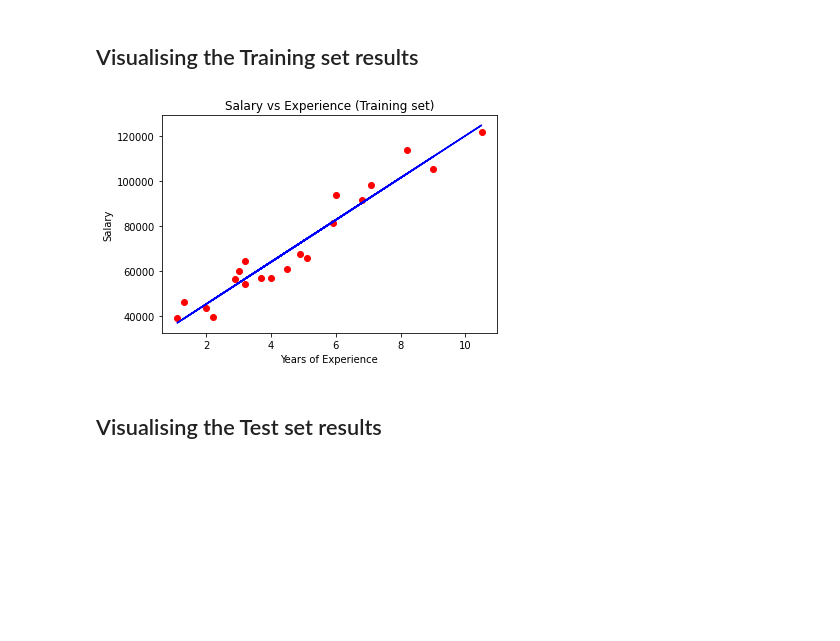
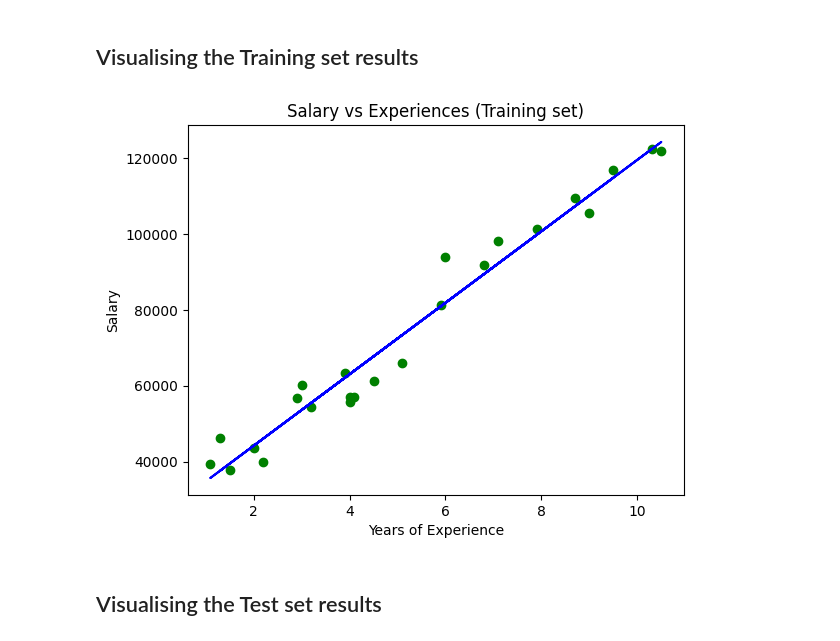
Before and after one commit to Vimukthi-Nuwan/Machine_Learning, a Jupyter notebook: simple_linear_regression.ipynb, the cells around one changed output. Saved outputs shown, nothing was run; the diff lists cells and outputs as text; code cells hidden in the pictures; blank space fills up the shorter version.

```diff
--- a/simple_linear_regression.ipynb
+++ b/simple_linear_regression.ipynb
@@ -11,14 +11,14 @@ import pandas as pd
 # %% [markdown]
 ## Importing the dataset
 # %%
-dataset = pd.read_csv('Salary_Data.csv')
-X = dataset.iloc[:, :-1].values
-y = dataset.iloc[:, -1].values
+df = pd.read_csv('Salary_Data.csv')
+X = df.iloc[:,:-1].values
+y = df.iloc[:,-1].values
 # %% [markdown]
 ## Splitting the dataset into the Training set and Test set
 # %%
 from sklearn.model_selection import train_test_split
-X_train, X_test, y_train, y_test = train_test_split(X, y, test_size = 1/3, random_state = 0)
+X_train, X_test, y_train, y_test = train_test_split(X, y, test_size = 0.2, random_state = 42)
 # %% [markdown]
 ## Training the Simple Linear Regression model on the Training set
 # %%
@@ -34,14 +34,14 @@ y_pred = regressor.predict(X_test)
 # %% [markdown]
 ## Visualising the Training set results
 # %%
-plt.scatter(X_train, y_train, color = 'red')
+plt.scatter(X_train, y_train, color = 'green')
 plt.plot(X_train, regressor.predict(X_train), color = 'blue')
-plt.title('Salary vs Experience (Training set)')
+plt.title('Salary vs Experiences (Training set)')
 plt.xlabel('Years of Experience')
 plt.ylabel('Salary')
 plt.show()
 # %% [output]
-[figure, old version]
+[figure, new version]
 # %% [markdown]
 ## Visualising the Test set results
 # %%
```
Also changed, not shown: parts of 8 cells of this notebook.
